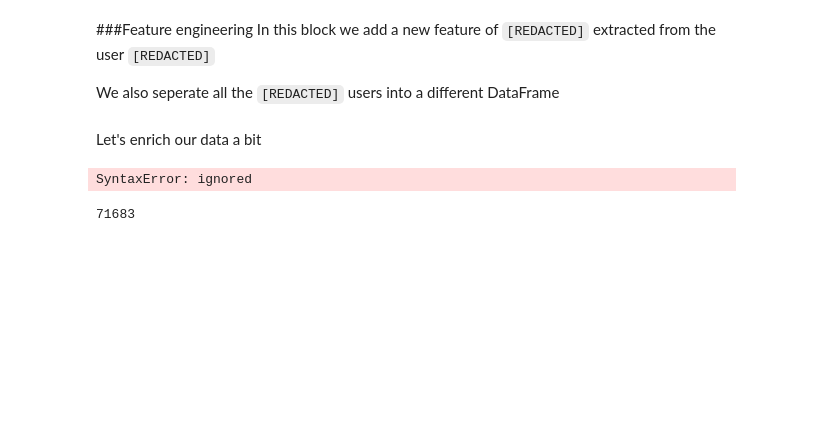
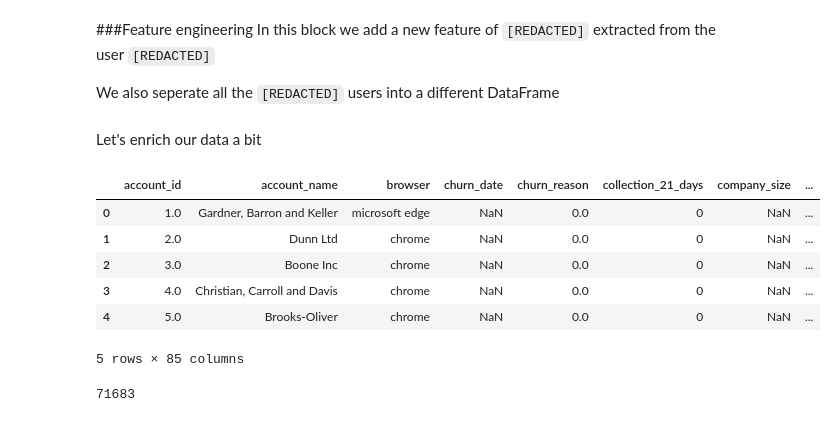
Before and after one commit to debbysonino/LamasDataHack, a Jupyter notebook: DataLearn_2019_Scaffold_basefiledavid.ipynb, the cells around one changed output. Saved outputs shown, nothing was run; the diff lists cells and outputs as text; code cells hidden in the pictures; blank space fills up the shorter version.

```diff
--- a/DataLearn_2019_Scaffold_basefiledavid.ipynb
+++ b/DataLearn_2019_Scaffold_basefiledavid.ipynb
@@ -151,8 +147,3 @@ accounts["numchrome"]=users[users["browser"]=="chrome"].groupby("account_id").br
 
 #accounts["vetekuser"]=users.groupby("account_id").created_at.min()
 #accounts["vetekactive"]=users.groupby("account_id").became_active_at.min()
-# %%
-
-accounts["nummobile2"]=users[users[device=="mobile"].groupby("account_id").device.count()
-# %% [output]
-SyntaxError: ignored
@@ -159,5 +178,58 @@ SyntaxError: ignored
+# %%
+
+accounts['Avg_event_by_total']=(events.groupby(['account_id']).total_events.sum()/events.groupby(['account_id']).date.count())
+accounts['Avg_event_by_column']=(events.groupby(['account_id']).column_events.sum()/events.groupby(['account_id']).date.count())
+accounts['Avg_event_by_board']=(events.groupby(['account_id']).board_events.sum()/events.groupby(['account_id']).date.count())
+accounts['Avg_event_by_num']=(events.groupby(['account_id']).num_of_boards.sum()/events.groupby(['account_id']).date.count())
+accounts['Avg_event_by_count']=(events.groupby(['account_id']).count_kind_columns.sum()/events.groupby(['account_id']).date.count())
+accounts['Avg_event_by_content']=(events.groupby(['account_id']).content_events.sum()/events.groupby(['account_id']).date.count())
+accounts['Avg_event_by_group']=(events.groupby(['account_id']).group_events.sum()/events.groupby(['account_id']).date.count())
+accounts['Avg_event_by_invite']=(events.groupby(['account_id']).invite_events.sum()/events.groupby(['account_id']).date.count())
+accounts['Avg_event_by_import']=(events.groupby(['account_id']).import_events.sum()/events.groupby(['account_id']).date.count())
+accounts['Avg_event_by_notification']=(events.groupby(['account_id']).notification_events.sum()/events.groupby(['account_id']).date.count())
+accounts['Avg_event_by_new']=(events.groupby(['account_id']).new_entry_events.sum()/events.groupby(['account_id']).date.count())
+accounts['Avg_event_by_payment']=(events.groupby(['account_id']).payment_events.sum()/events.groupby(['account_id']).date.count())
+accounts['Avg_event_by_inbox']=(events.groupby(['account_id']).inbox_events.sum()/events.groupby(['account_id']).date.count())
+accounts['Avg_event_by_communicating']=(events.groupby(['account_id']).communicating_events.sum()/events.groupby(['account_id']).date.count())
+accounts['Avg_event_by_non']=(events.groupby(['account_id']).non_communicating_events.sum()/events.groupby(['account_id']).date.count())
+accounts['Avg_event_by_web']=(events.groupby(['account_id']).web_events.sum()/events.groupby(['account_id']).date.count())
+accounts['Avg_event_by_ios']=(events.groupby(['account_id']).ios_events.sum()/events.groupby(['account_id']).date.count())
+accounts['Avg_event_by_android']=(events.groupby(['account_id']).android_events.sum()/events.groupby(['account_id']).date.count())
+accounts['Avg_event_by_desktop']=(events.groupby(['account_id']).desktop_app_events.sum()/events.groupby(['account_id']).date.count())
+accounts['Avg_event_by_empty']=(events.groupby(['account_id']).empty_events.sum()/events.groupby(['account_id']).date.count())
+
+
+accounts['P_event_by_column']=events.groupby(['account_id']).column_events.sum()/(events.groupby(['account_id']).total_events.sum())
+accounts['P_event_by_board']=events.groupby(['account_id'])['board_events'].sum()/(events.groupby(['account_id']).total_events.sum())
+accounts['P_event_by_num']=events.groupby(['account_id']).num_of_boards.sum()/(events.groupby(['account_id']).total_events.sum())
+accounts['P_event_by_count']=events.groupby(['account_id']).count_kind_columns.sum()/(events.groupby(['account_id']).total_events.sum())
+accounts['P_event_by_content']=events.groupby(['account_id']).content_events.sum()/(events.groupby(['account_id']).total_events.sum())
+accounts['P_event_by_group']=events.groupby(['account_id']).group_events.sum()/(events.groupby(['account_id']).total_events.sum())
+accounts['P_event_by_invite']=events.groupby(['account_id']).invite_events.sum()/(events.groupby(['account_id']).total_events.sum())
+accounts['P_event_by_import']=events.groupby(['account_id']).import_events.sum()/(events.groupby(['account_id']).total_events.sum())
+accounts['P_event_by_notification']=events.groupby(['account_id']).notification_events.sum()/(events.groupby(['account_id']).total_events.sum())
+accounts['P_event_by_new']=events.groupby(['account_id']).new_entry_events.sum()/(events.groupby(['account_id']).total_events.sum())
+accounts['P_event_by_payment']=events.groupby(['account_id']).payment_events.sum()/(events.groupby(['account_id']).total_events.sum())
+accounts['P_event_by_inbox']=events.groupby(['account_id']).inbox_events.sum()/(events.groupby(['account_id']).total_events.sum())
+accounts['P_event_by_communicating']=events.groupby(['account_id']).communicating_events.sum()/(events.groupby(['account_id']).total_events.sum())
+accounts['P_event_by_non']=events.groupby(['account_id']).non_communicating_events.sum()/(events.groupby(['account_id']).total_events.sum())
+accounts['P_event_by_web']=events.groupby(['account_id']).web_events.sum()/(events.groupby(['account_id']).total_events.sum())
+accounts['P_event_by_ios']=events.groupby(['account_id']).ios_events.sum()/(events.groupby(['account_id']).total_events.sum())
+accounts['P_event_by_android']=events.groupby(['account_id']).android_events.sum()/(events.groupby(['account_id']).total_events.sum())
+accounts['P_event_by_desktop']=events.groupby(['account_id']).desktop_app_events.sum()/(events.groupby(['account_id']).total_events.sum())
+accounts['P_event_by_empty']=events.groupby(['account_id']).empty_events.sum()/(events.groupby(['account_id']).total_events.sum())
 # %%
 all_features=accounts
+# %%
+all_features.head()
+# %% [output]
+|  | account_id | account_name | browser | churn_date | churn_reason | collection_21_days | company_size | ... |
+| 0 | 1.0 | Gardner, Barron and Keller | microsoft edge | NaN | 0.0 | 0 | NaN | ... |
+| 1 | 2.0 | Dunn Ltd | chrome | NaN | 0.0 | 0 | NaN | ... |
+| 2 | 3.0 | Boone Inc | chrome | NaN | 0.0 | 0 | NaN | ... |
+| 3 | 4.0 | Christian, Carroll and Davis | chrome | NaN | 0.0 | 0 | NaN | ... |
+| 4 | 5.0 | Brooks-Oliver | chrome | NaN | 0.0 | 0 | NaN | ... |
+5 rows × 85 columns
 # %%
 all_features[all_features['lead_score'].isna()].shape[0]
 # %% [output]
```
Also changed, not shown: parts of 17 cells of this notebook.
